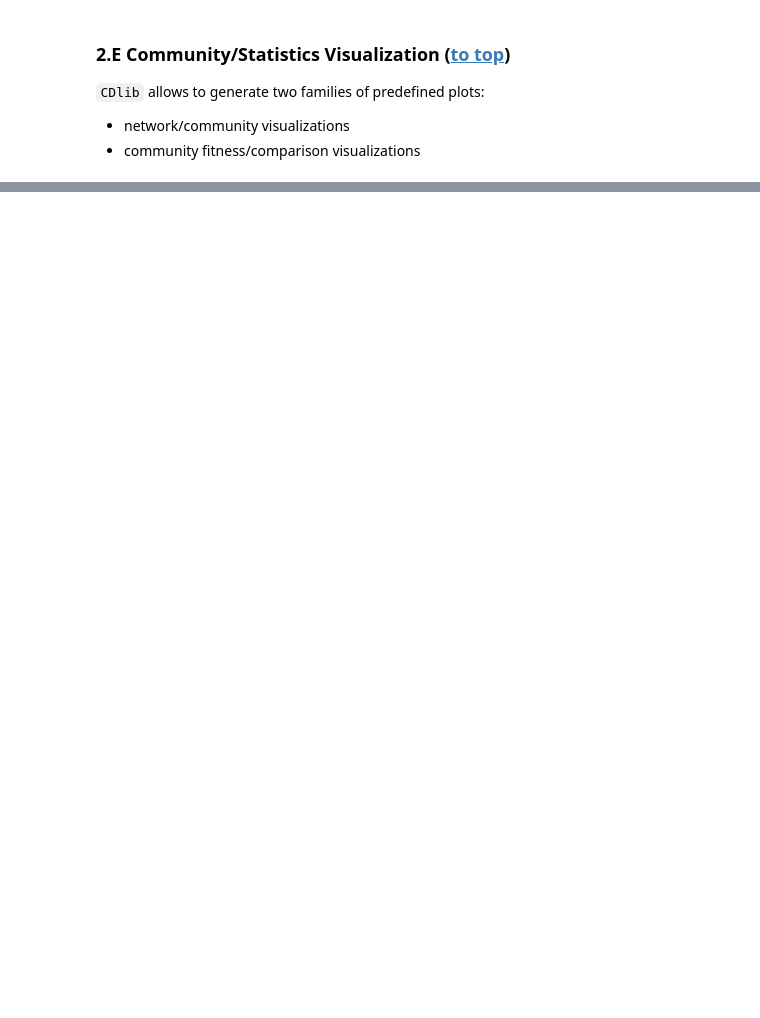
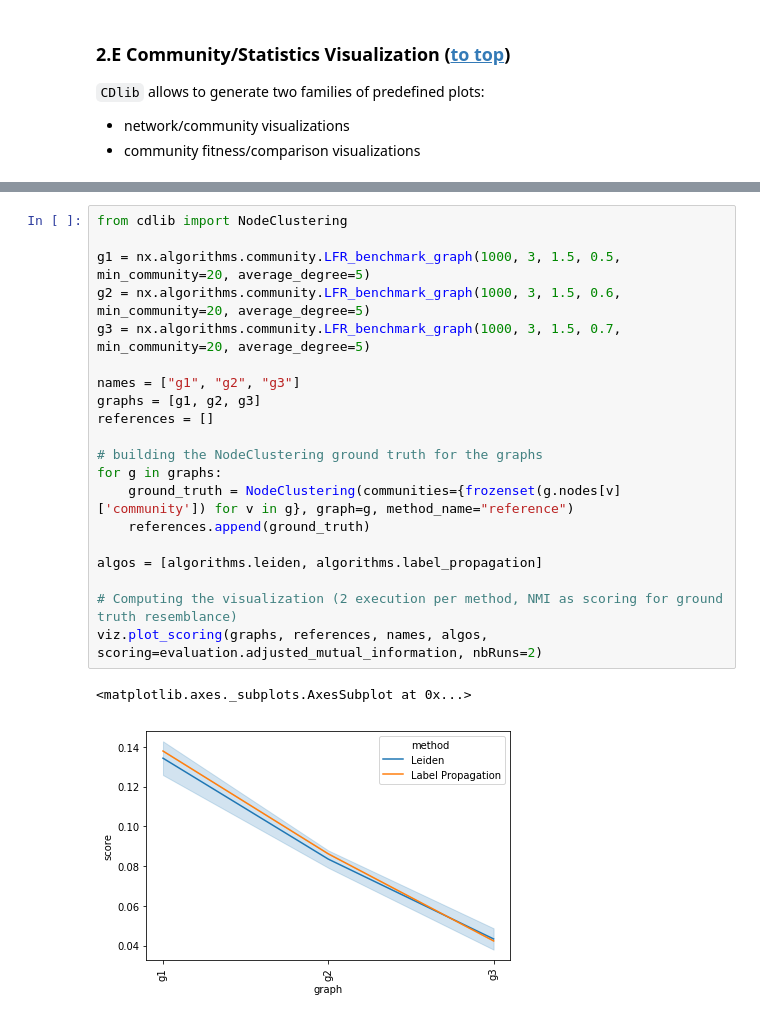
Before and after one commit to KDDComplexNetworkAnalysis/CNA_Tutorials, a Jupyter notebook: CDlib.ipynb, the cells around one changed output, grey strips where cells are left out. Cells and saved outputs as stored; diff of their text form; blank space fills up the shorter version.

Commit message:
:arrow_up: CDlib first complete draft

```diff
--- a/CDlib.ipynb
+++ b/CDlib.ipynb
@@ -198,0 +232,23 @@ viz.plot_com_properties_relation([leiden_coms, lp_coms], evaluation.size, evalua
+# %%
+from cdlib import NodeClustering
+
+g1 = nx.algorithms.community.LFR_benchmark_graph(1000, 3, 1.5, 0.5, min_community=20, average_degree=5)
+g2 = nx.algorithms.community.LFR_benchmark_graph(1000, 3, 1.5, 0.6, min_community=20, average_degree=5)
+g3 = nx.algorithms.community.LFR_benchmark_graph(1000, 3, 1.5, 0.7, min_community=20, average_degree=5)
+
+names = ["g1", "g2", "g3"]
+graphs = [g1, g2, g3]
+references = []
+
+# building the NodeClustering ground truth for the graphs
+for g in graphs:
+    ground_truth = NodeClustering(communities={frozenset(g.nodes[v]['community']) for v in g}, graph=g, method_name="reference")
+    references.append(ground_truth)
+
+algos = [algorithms.leiden, algorithms.label_propagation]
+
+# Computing the visualization (2 execution per method, NMI as scoring for ground truth resemblance)
+viz.plot_scoring(graphs, references, names, algos, scoring=evaluation.adjusted_mutual_information, nbRuns=2)
+# %% [output]
+<matplotlib.axes._subplots.AxesSubplot at 0x...>
+[figure, added]
```
Also changed, not shown: parts of 43 cells of this notebook.
